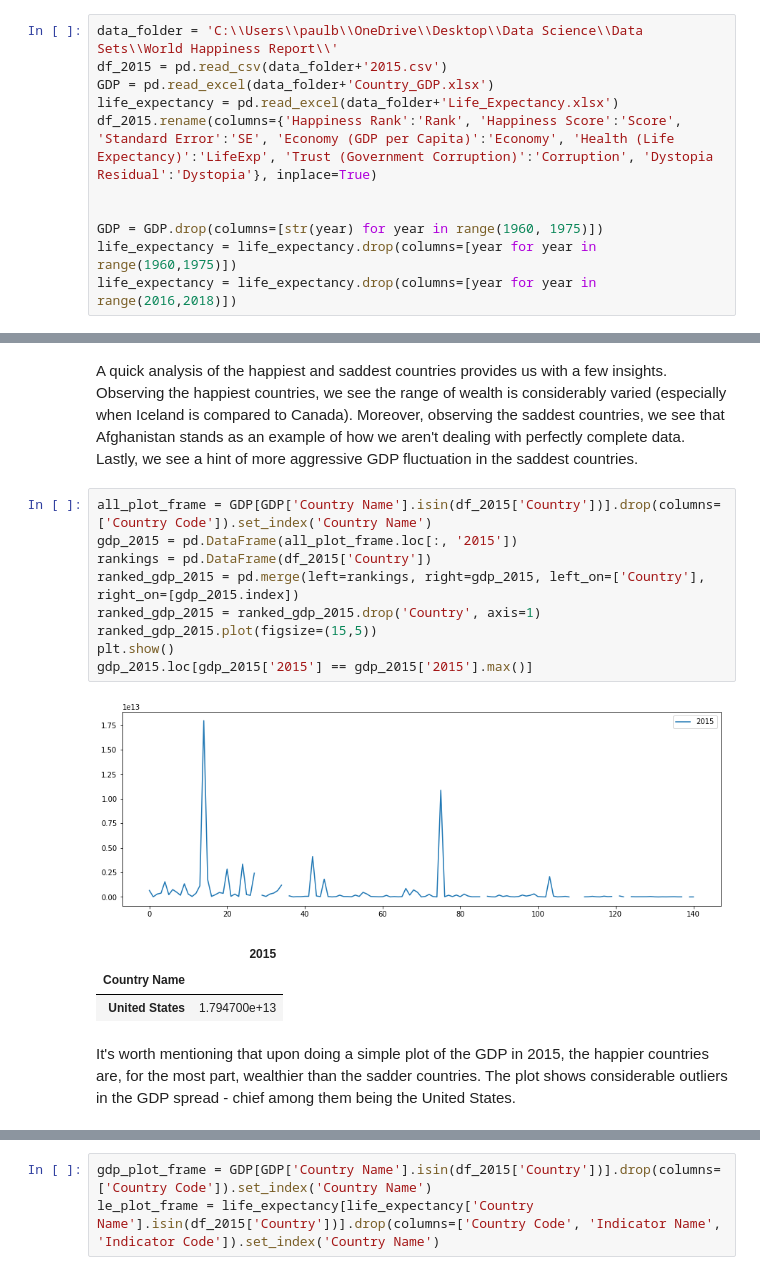
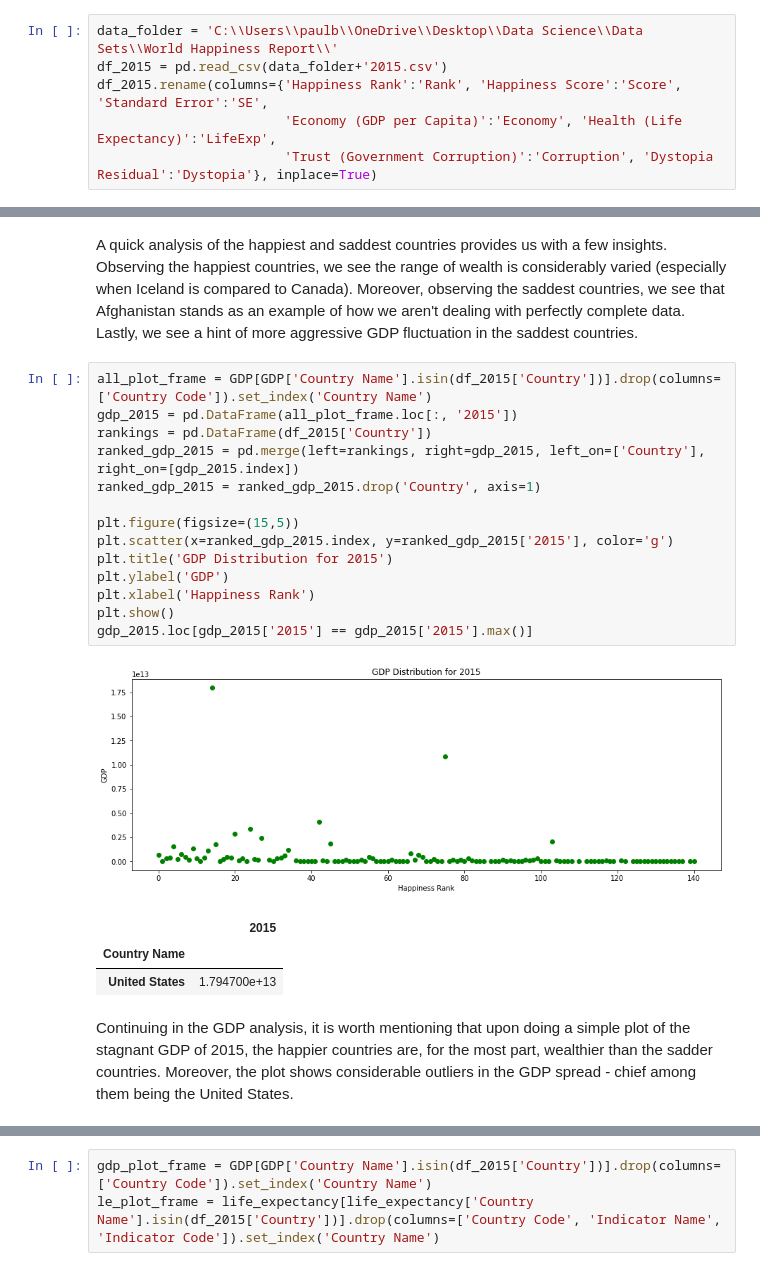
Before and after one commit to paulbenschmidt/happiness-analysis, a Jupyter notebook: Probably Happy.ipynb, the cells around one changed output, grey strips where cells are left out. Cells and saved outputs as stored; diff of their text form.

```diff
--- a/Probably Happy.ipynb
+++ b/Probably Happy.ipynb
@@ -18,11 +15,6 @@ import math
 # %%
 data_folder = 'C:\\Users\\paulb\\OneDrive\\Desktop\\Data Science\\Data Sets\\World Happiness Report\\'
 df_2015 = pd.read_csv(data_folder+'2015.csv')
-GDP = pd.read_excel(data_folder+'Country_GDP.xlsx')
-life_expectancy = pd.read_excel(data_folder+'Life_Expectancy.xlsx')
-df_2015.rename(columns={'Happiness Rank':'Rank', 'Happiness Score':'Score', 'Standard Error':'SE', 'Economy (GDP per Capita)':'Economy', 'Health (Life Expectancy)':'LifeExp', 'Trust (Government Corruption)':'Corruption', 'Dystopia Residual':'Dystopia'}, inplace=True)
-
-
-GDP = GDP.drop(columns=[str(year) for year in range(1960, 1975)])
-life_expectancy = life_expectancy.drop(columns=[year for year in range(1960,1975)])
-life_expectancy = life_expectancy.drop(columns=[year for year in range(2016,2018)])
+df_2015.rename(columns={'Happiness Rank':'Rank', 'Happiness Score':'Score', 'Standard Error':'SE',
+                        'Economy (GDP per Capita)':'Economy', 'Health (Life Expectancy)':'LifeExp',
+                        'Trust (Government Corruption)':'Corruption', 'Dystopia Residual':'Dystopia'}, inplace=True)
@@ -90,16 +97,21 @@ A quick analysis of the happiest and saddest countries provides us with a few in
 # %%
 all_plot_frame = GDP[GDP['Country Name'].isin(df_2015['Country'])].drop(columns=['Country Code']).set_index('Country Name')
 gdp_2015 = pd.DataFrame(all_plot_frame.loc[:, '2015'])
 rankings = pd.DataFrame(df_2015['Country'])
 ranked_gdp_2015 = pd.merge(left=rankings, right=gdp_2015, left_on=['Country'], right_on=[gdp_2015.index])
 ranked_gdp_2015 = ranked_gdp_2015.drop('Country', axis=1)
-ranked_gdp_2015.plot(figsize=(15,5))
+
+plt.figure(figsize=(15,5))
+plt.scatter(x=ranked_gdp_2015.index, y=ranked_gdp_2015['2015'], color='g')
+plt.title('GDP Distribution for 2015')
+plt.ylabel('GDP')
+plt.xlabel('Happiness Rank')
 plt.show()
 gdp_2015.loc[gdp_2015['2015'] == gdp_2015['2015'].max()]
 # %% [output]
-[figure, old version]
+[figure, new version]
 |  | 2015 |
 | Country Name |  |
 | United States | 1.794700e+13 |
 # %% [markdown]
-It's worth mentioning that upon doing a simple plot of the GDP in 2015, the happier countries are, for the most part, wealthier than the sadder countries. The plot shows considerable outliers in the GDP spread - chief among them being the United States.
+Continuing in the GDP analysis, it is worth mentioning that upon doing a simple plot of the stagnant GDP of 2015, the happier countries are, for the most part, wealthier than the sadder countries. Moreover, the plot shows considerable outliers in the GDP spread - chief among them being the United States.
```
Also changed, not shown: parts of 50 cells of this notebook.
